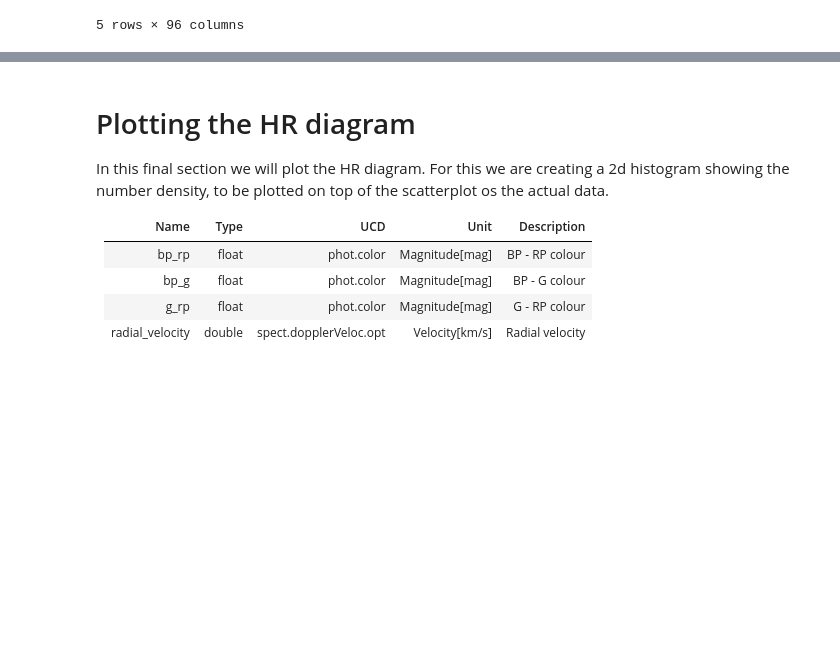
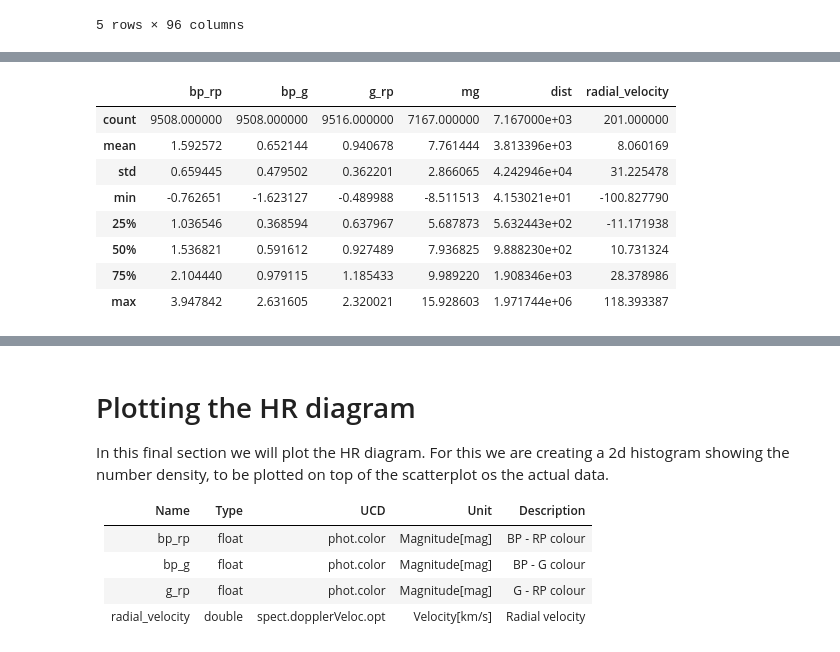
Before and after one commit to harley-wood-school-for-astronomy/HWSA2019, a Jupyter notebook: HWSA2019-PartI.ipynb, the cells around one changed output, grey strips where cells are left out. Cells and saved outputs as stored; diff of their text form; code cells hidden in the pictures; blank space fills up the shorter version.

```diff
--- a/HWSA2019-PartI.ipynb
+++ b/HWSA2019-PartI.ipynb
@@ -157,3 +163,15 @@ KeyboardInterrupt:
+# %%
+df.describe()[['bp_rp','bp_g','g_rp','mg','dist','radial_velocity']]
+# %% [output]
+|  | bp_rp | bp_g | g_rp | mg | dist | radial_velocity |
+| count | 9508.000000 | 9508.000000 | 9516.000000 | 7167.000000 | 7.167000e+03 | 201.000000 |
+| mean | 1.592572 | 0.652144 | 0.940678 | 7.761444 | 3.813396e+03 | 8.060169 |
+| std | 0.659445 | 0.479502 | 0.362201 | 2.866065 | 4.242946e+04 | 31.225478 |
+| min | -0.762651 | -1.623127 | -0.489988 | -8.511513 | 4.153021e+01 | -100.827790 |
+| 25% | 1.036546 | 0.368594 | 0.637967 | 5.687873 | 5.632443e+02 | -11.171938 |
+| 50% | 1.536821 | 0.591612 | 0.927489 | 7.936825 | 9.888230e+02 | 10.731324 |
+| 75% | 2.104440 | 0.979115 | 1.185433 | 9.989220 | 1.908346e+03 | 28.378986 |
+| max | 3.947842 | 2.631605 | 2.320021 | 15.928603 | 1.971744e+06 | 118.393387 |
 # %%
 df_clean = df[(df.parallax_over_error > 10) & (df.visibility_periods_used > 8) & (df.phot_g_mean_flux_over_error > 50)
              & (df.phot_bp_mean_flux_over_error > 20) & (df.phot_rp_mean_flux_over_error > 20)]
```
Also changed, not shown: parts of 9 cells of this notebook.
